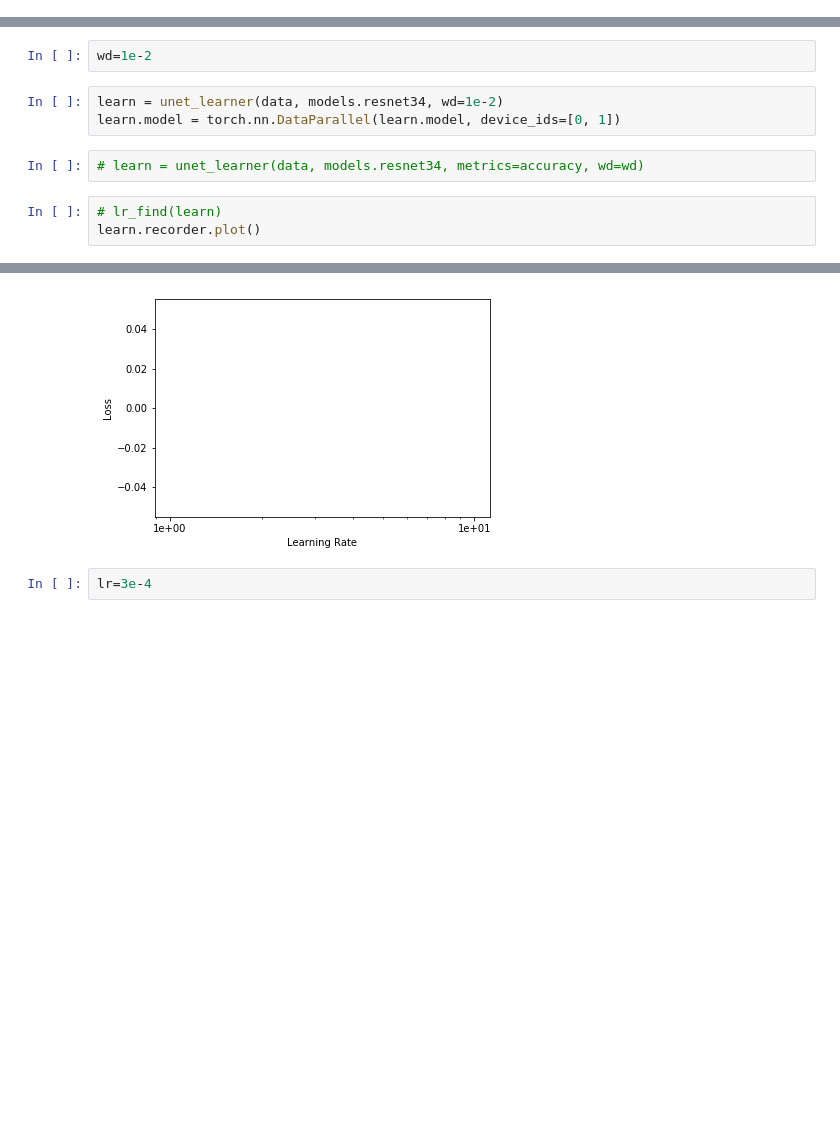
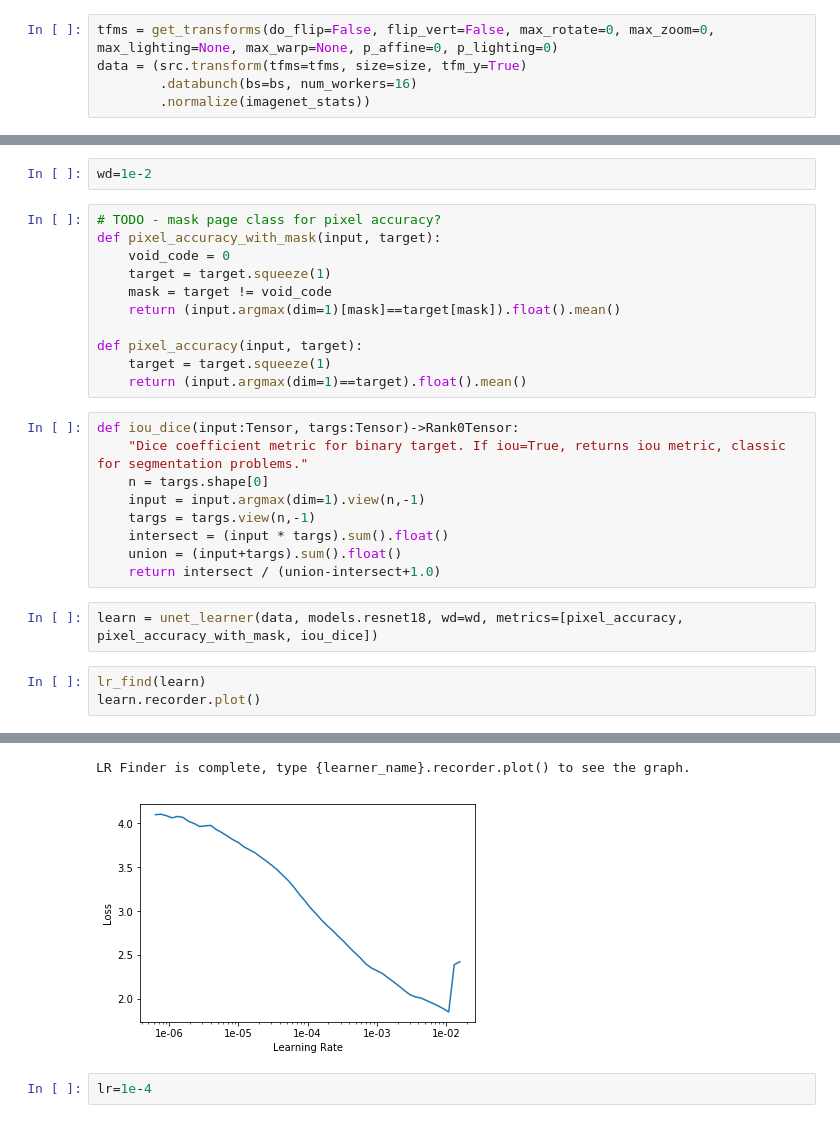
Before and after one commit to uwaisiqbal/RASM2019, a Jupyter notebook: notebooks/Task 1 Model.ipynb, the cells around one changed output, grey strips where cells are left out. Saved outputs shown, nothing was run; the diff lists cells and outputs as text; blank space fills up the shorter version.

```diff
--- a/notebooks/Task 1 Model.ipynb
+++ b/notebooks/Task 1 Model.ipynb
@@ -89,2 +83,7 @@ data = (src.transform(None, size=128, tfm_y=True)
+# %%
+tfms = get_transforms(do_flip=False, flip_vert=False, max_rotate=0, max_zoom=0, max_lighting=None, max_warp=None, p_affine=0, p_lighting=0)
+data = (src.transform(tfms=tfms, size=size, tfm_y=True)
+        .databunch(bs=bs, num_workers=16)
+        .normalize(imagenet_stats))
 # %%
 data.show_batch(2, figsize=(10,7))
@@ -93,11 +92,28 @@ data.show_batch(2, figsize=(10,7))
 # %%
 wd=1e-2
-# %%
-learn = unet_learner(data, models.resnet34, wd=1e-2)
-learn.model = torch.nn.DataParallel(learn.model, device_ids=[0, 1])
+# %%
+# TODO - mask page class for pixel accuracy?
+def pixel_accuracy_with_mask(input, target):
+    void_code = 0
+    target = target.squeeze(1)
+    mask = target != void_code
+    return (input.argmax(dim=1)[mask]==target[mask]).float().mean()
+
+def pixel_accuracy(input, target):
+    target = target.squeeze(1)
+    return (input.argmax(dim=1)==target).float().mean()
+# %%
+def iou_dice(input:Tensor, targs:Tensor)->Rank0Tensor:
+    "Dice coefficient metric for binary target. If iou=True, returns iou metric, classic for segmentation problems."
+    n = targs.shape[0]
+    input = input.argmax(dim=1).view(n,-1)
+    targs = targs.view(n,-1)
+    intersect = (input * targs).sum().float()
+    union = (input+targs).sum().float()
+    return intersect / (union-intersect+1.0)
 # %%
-# learn = unet_learner(data, models.resnet34, metrics=accuracy, wd=wd)
+learn = unet_learner(data, models.resnet18, wd=wd, metrics=[pixel_accuracy, pixel_accuracy_with_mask, iou_dice])
 # %%
-# lr_find(learn)
+lr_find(learn)
 learn.recorder.plot()
 # %% [output]
@@ -104,4 +121,5 @@ learn.recorder.plot()
+LR Finder is complete, type {learner_name}.recorder.plot() to see the graph.
-[figure, old version]
+[figure, new version]
 # %%
-lr=3e-4
+lr=1e-4
 # %%
```
Also changed, not shown: parts of 29 cells of this notebook, 4 other files.
